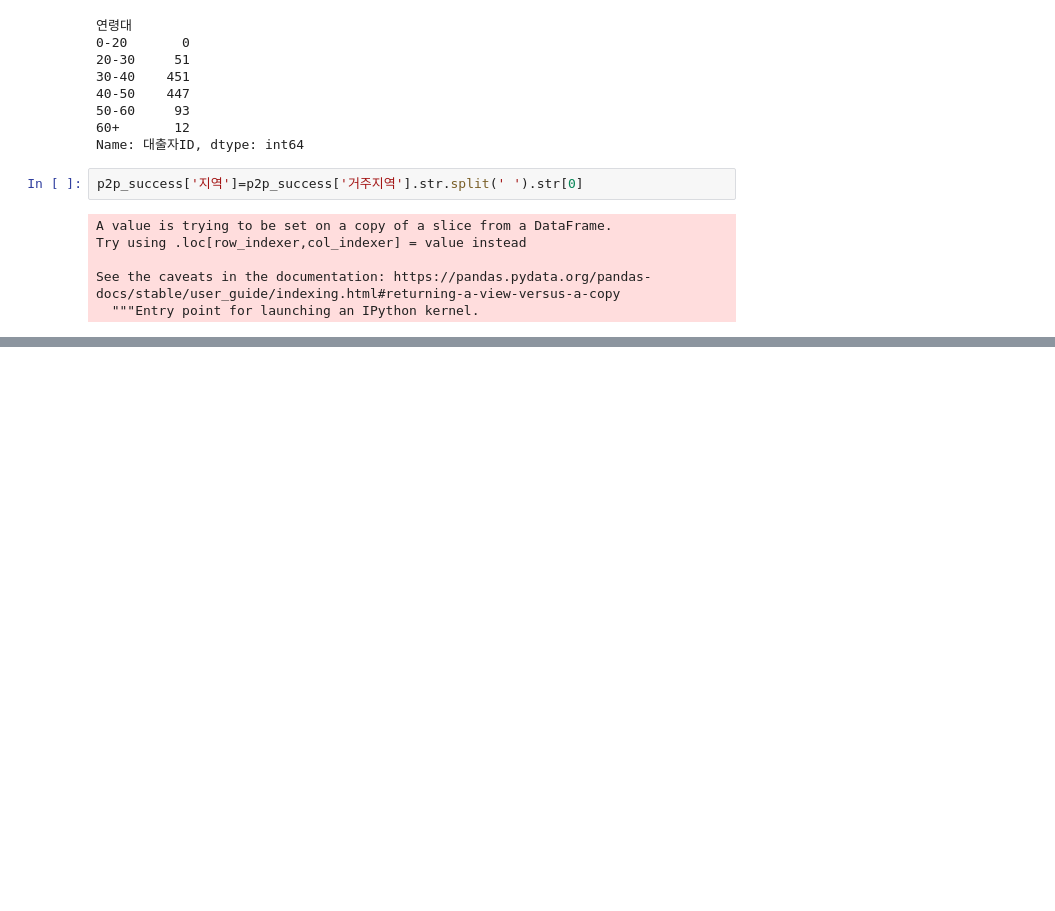
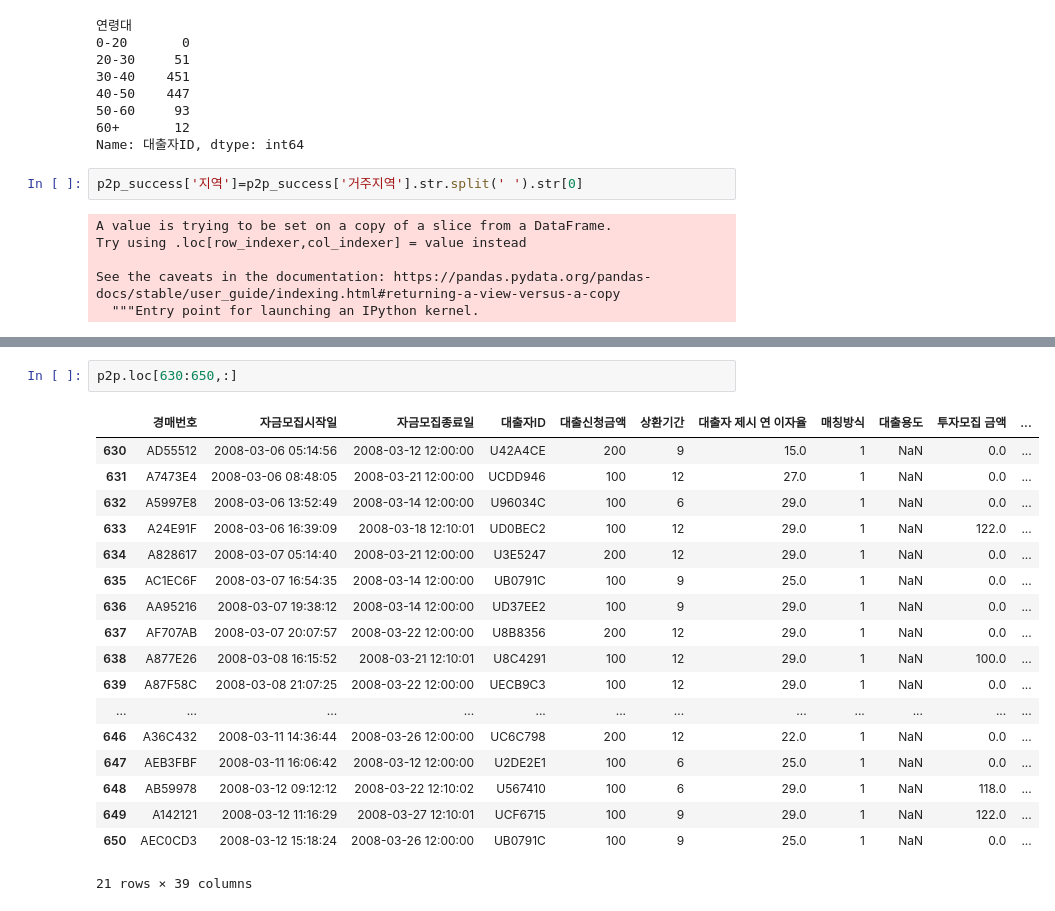
Before and after one commit to Suhhye-kang/Pandas, a Jupyter notebook: Exercise/lending/lending.ipynb, the cells around one changed output, grey strips where cells are left out. Cells and saved outputs as stored; diff of their text form; blank space fills up the shorter version.

```diff
--- a/Exercise/lending/lending.ipynb
+++ b/Exercise/lending/lending.ipynb
@@ -449,0 +448,21 @@ p2p_success[p2p_success['지역']=='동일']
+# %%
+p2p.loc[630:650,:]
+# %% [output]
+|  | 경매번호 | 자금모집시작일 | 자금모집종료일 | 대출자ID | 대출신청금액 | 상환기간 | 대출자 제시 연 이자율 | 매칭방식 | 대출용도 | 투자모집 금액 | ... |
+| 630 | AD55512 | 2008-03-06 05:14:56 | 2008-03-12 12:00:00 | U42A4CE | 200 | 9 | 15.0 | 1 | NaN | 0.0 | ... |
+| 631 | A7473E4 | 2008-03-06 08:48:05 | 2008-03-21 12:00:00 | UCDD946 | 100 | 12 | 27.0 | 1 | NaN | 0.0 | ... |
+| 632 | A5997E8 | 2008-03-06 13:52:49 | 2008-03-14 12:00:00 | U96034C | 100 | 6 | 29.0 | 1 | NaN | 0.0 | ... |
+| 633 | A24E91F | 2008-03-06 16:39:09 | 2008-03-18 12:10:01 | UD0BEC2 | 100 | 12 | 29.0 | 1 | NaN | 122.0 | ... |
+| 634 | A828617 | 2008-03-07 05:14:40 | 2008-03-21 12:00:00 | U3E5247 | 200 | 12 | 29.0 | 1 | NaN | 0.0 | ... |
+| 635 | AC1EC6F | 2008-03-07 16:54:35 | 2008-03-14 12:00:00 | UB0791C | 100 | 9 | 25.0 | 1 | NaN | 0.0 | ... |
+| 636 | AA95216 | 2008-03-07 19:38:12 | 2008-03-14 12:00:00 | UD37EE2 | 100 | 9 | 29.0 | 1 | NaN | 0.0 | ... |
+| 637 | AF707AB | 2008-03-07 20:07:57 | 2008-03-22 12:00:00 | U8B8356 | 200 | 12 | 29.0 | 1 | NaN | 0.0 | ... |
+| 638 | A877E26 | 2008-03-08 16:15:52 | 2008-03-21 12:10:01 | U8C4291 | 100 | 12 | 29.0 | 1 | NaN | 100.0 | ... |
+| 639 | A87F58C | 2008-03-08 21:07:25 | 2008-03-22 12:00:00 | UECB9C3 | 100 | 12 | 29.0 | 1 | NaN | 0.0 | ... |
+| ... | ... | ... | ... | ... | ... | ... | ... | ... | ... | ... | ... |
+| 646 | A36C432 | 2008-03-11 14:36:44 | 2008-03-26 12:00:00 | UC6C798 | 200 | 12 | 22.0 | 1 | NaN | 0.0 | ... |
+| 647 | AEB3FBF | 2008-03-11 16:06:42 | 2008-03-12 12:00:00 | U2DE2E1 | 100 | 6 | 25.0 | 1 | NaN | 0.0 | ... |
+| 648 | AB59978 | 2008-03-12 09:12:12 | 2008-03-22 12:10:02 | U567410 | 100 | 6 | 29.0 | 1 | NaN | 118.0 | ... |
+| 649 | A142121 | 2008-03-12 11:16:29 | 2008-03-27 12:10:01 | UCF6715 | 100 | 9 | 29.0 | 1 | NaN | 122.0 | ... |
+| 650 | AEC0CD3 | 2008-03-12 15:18:24 | 2008-03-26 12:00:00 | UB0791C | 100 | 9 | 25.0 | 1 | NaN | 0.0 | ... |
+21 rows × 39 columns
```
Also changed, not shown: parts of 61 cells of this notebook.
